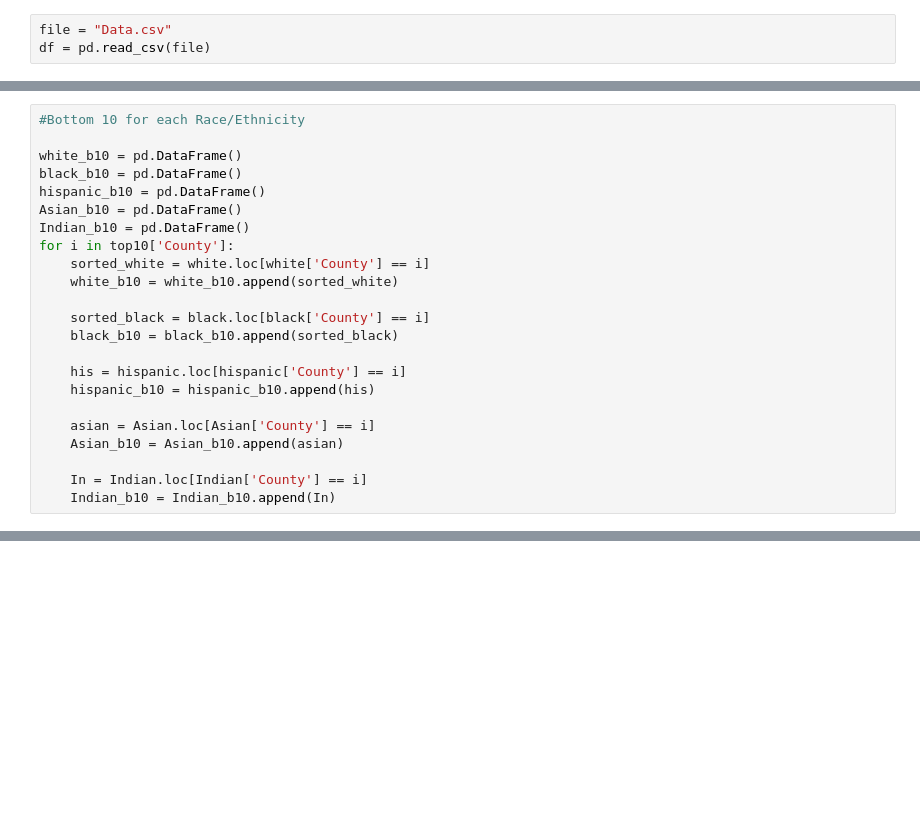
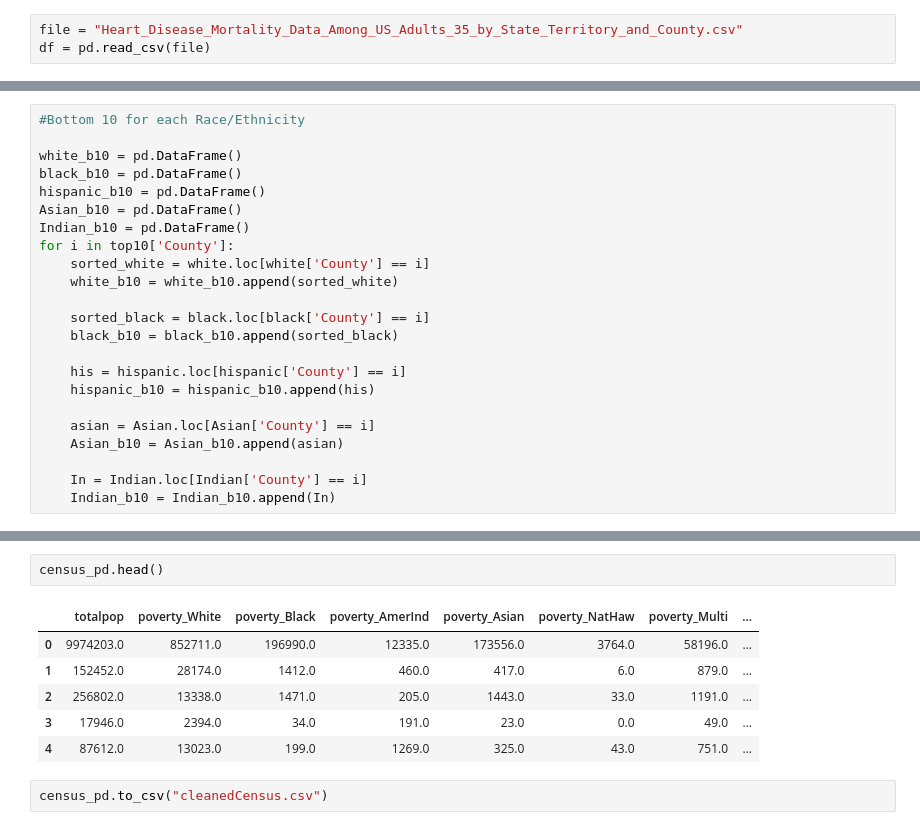
Before and after one commit to petersmyers/Project1, a Jupyter notebook: Clean_Data.ipynb, the cells around one changed output, grey strips where cells are left out. Drawn from its saved outputs; the diff is of its cells as text; blank space fills up the shorter version.

```diff
--- a/Clean_Data.ipynb
+++ b/Clean_Data.ipynb
@@ -4,7 +4,7 @@ import os
 import csv
 import pandas as pd
 # %%
-file = "Data.csv"
+file = "Heart_Disease_Mortality_Data_Among_US_Adults_35_by_State_Territory_and_County.csv"
 df = pd.read_csv(file)
 # %%
 # Deleting Useless Columns
@@ -156,0 +313,11 @@ for i in top10['County']:
+# %%
+census_pd.head()
+# %% [output]
+|  | totalpop | poverty_White | poverty_Black | poverty_AmerInd | poverty_Asian | poverty_NatHaw | poverty_Multi | ... |
+| 0 | 9974203.0 | 852711.0 | 196990.0 | 12335.0 | 173556.0 | 3764.0 | 58196.0 | ... |
+| 1 | 152452.0 | 28174.0 | 1412.0 | 460.0 | 417.0 | 6.0 | 879.0 | ... |
+| 2 | 256802.0 | 13338.0 | 1471.0 | 205.0 | 1443.0 | 33.0 | 1191.0 | ... |
+| 3 | 17946.0 | 2394.0 | 34.0 | 191.0 | 23.0 | 0.0 | 49.0 | ... |
+| 4 | 87612.0 | 13023.0 | 199.0 | 1269.0 | 325.0 | 43.0 | 751.0 | ... |
+# %%
+census_pd.to_csv("cleanedCensus.csv")
```
Also changed, not shown: parts of 7 cells of this notebook, 1 other file.
